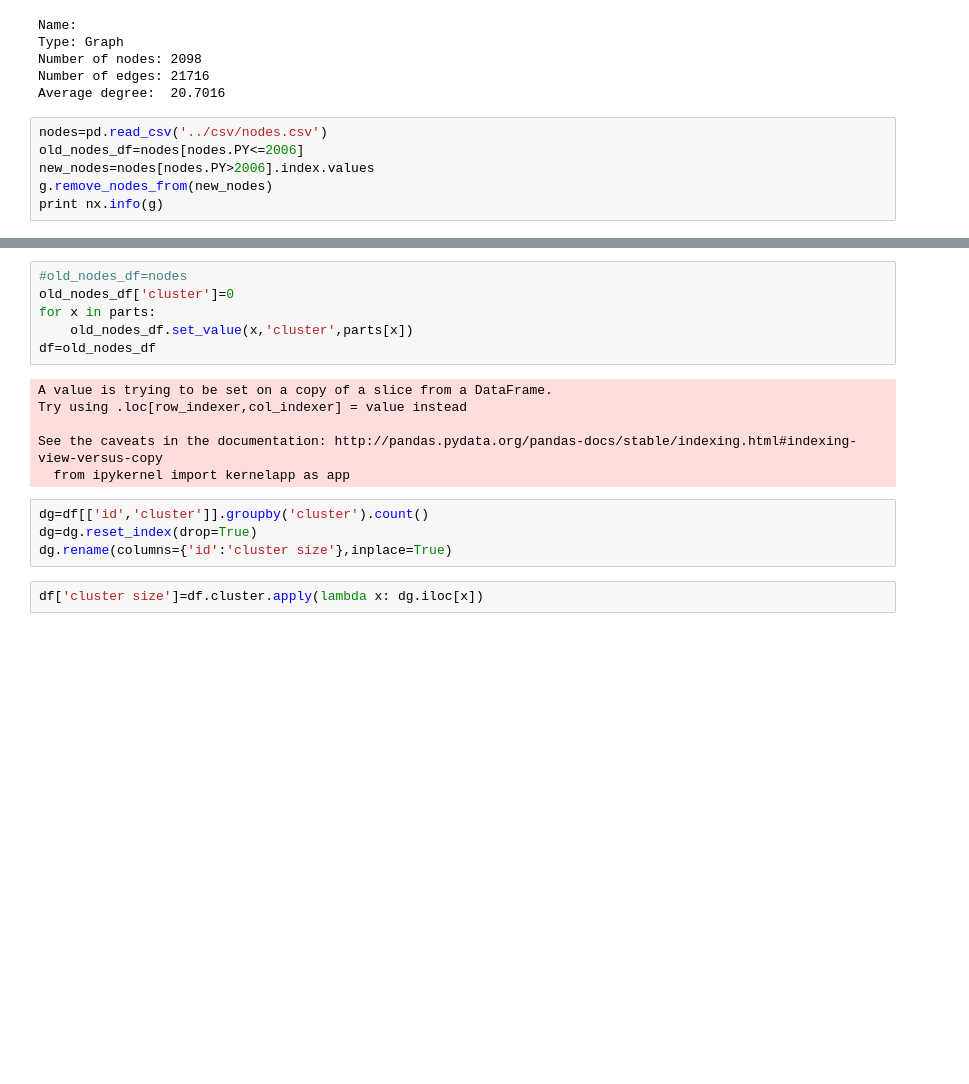
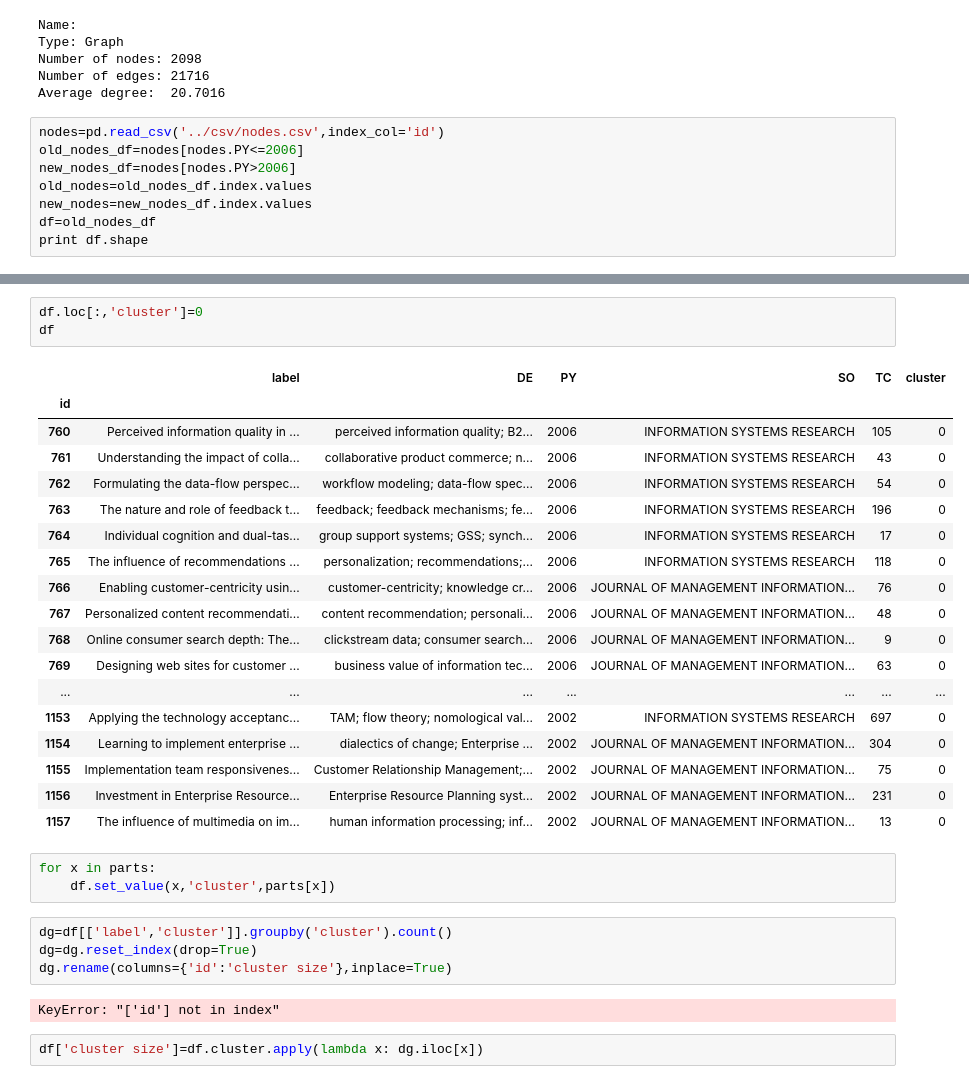
Before and after one commit to Moqri/KnowledgeMap, a Jupyter notebook: analysis/clustering.ipynb, the cells around one changed output, grey strips where cells are left out. Drawn from its saved outputs; the diff is of its cells as text; blank space fills up the shorter version.

```diff
--- a/analysis/clustering.ipynb
+++ b/analysis/clustering.ipynb
@@ -19,9 +19,11 @@ Number of nodes: 2098
 Number of edges: 21716
 Average degree:  20.7016
 # %%
-nodes=pd.read_csv('../csv/nodes.csv')
+nodes=pd.read_csv('../csv/nodes.csv',index_col='id')
 old_nodes_df=nodes[nodes.PY<=2006]
-new_nodes=nodes[nodes.PY>2006].index.values
-g.remove_nodes_from(new_nodes)
-print nx.info(g)
+new_nodes_df=nodes[nodes.PY>2006]
+old_nodes=old_nodes_df.index.values
+new_nodes=new_nodes_df.index.values
+df=old_nodes_df
+print df.shape
 # %% [output]
@@ -57,19 +64,34 @@ Average degree:  11.5177
+# %%
+df.loc[:,'cluster']=0
+df
+# %% [output]
+|  | label | DE | PY | SO | TC | cluster |
+| id |  |  |  |  |  |  |
+| 760 | Perceived information quality in ... | perceived information quality; B2... | 2006 | INFORMATION SYSTEMS RESEARCH | 105 | 0 |
+| 761 | Understanding the impact of colla... | collaborative product commerce; n... | 2006 | INFORMATION SYSTEMS RESEARCH | 43 | 0 |
+| 762 | Formulating the data-flow perspec... | workflow modeling; data-flow spec... | 2006 | INFORMATION SYSTEMS RESEARCH | 54 | 0 |
+| 763 | The nature and role of feedback t... | feedback; feedback mechanisms; fe... | 2006 | INFORMATION SYSTEMS RESEARCH | 196 | 0 |
+| 764 | Individual cognition and dual-tas... | group support systems; GSS; synch... | 2006 | INFORMATION SYSTEMS RESEARCH | 17 | 0 |
+| 765 | The influence of recommendations ... | personalization; recommendations;... | 2006 | INFORMATION SYSTEMS RESEARCH | 118 | 0 |
+| 766 | Enabling customer-centricity usin... | customer-centricity; knowledge cr... | 2006 | JOURNAL OF MANAGEMENT INFORMATION... | 76 | 0 |
+| 767 | Personalized content recommendati... | content recommendation; personali... | 2006 | JOURNAL OF MANAGEMENT INFORMATION... | 48 | 0 |
+| 768 | Online consumer search depth: The... | clickstream data; consumer search... | 2006 | JOURNAL OF MANAGEMENT INFORMATION... | 9 | 0 |
+| 769 | Designing web sites for customer ... | business value of information tec... | 2006 | JOURNAL OF MANAGEMENT INFORMATION... | 63 | 0 |
+| ... | ... | ... | ... | ... | ... | ... |
+| 1153 | Applying the technology acceptanc... | TAM; flow theory; nomological val... | 2002 | INFORMATION SYSTEMS RESEARCH | 697 | 0 |
+| 1154 | Learning to implement enterprise ... | dialectics of change; Enterprise ... | 2002 | JOURNAL OF MANAGEMENT INFORMATION... | 304 | 0 |
+| 1155 | Implementation team responsivenes... | Customer Relationship Management;... | 2002 | JOURNAL OF MANAGEMENT INFORMATION... | 75 | 0 |
+| 1156 | Investment in Enterprise Resource... | Enterprise Resource Planning syst... | 2002 | JOURNAL OF MANAGEMENT INFORMATION... | 231 | 0 |
+| 1157 | The influence of multimedia on im... | human information processing; inf... | 2002 | JOURNAL OF MANAGEMENT INFORMATION... | 13 | 0 |
 # %%
-#old_nodes_df=nodes
-old_nodes_df['cluster']=0
 for x in parts:
-    old_nodes_df.set_value(x,'cluster',parts[x])
-df=old_nodes_df
+    df.set_value(x,'cluster',parts[x])
-# %% [output]
-A value is trying to be set on a copy of a slice from a DataFrame.
-Try using .loc[row_indexer,col_indexer] = value instead
-
-See the caveats in the documentation: http://pandas.pydata.org/pandas-docs/stable/indexing.html#indexing-view-versus-copy
-  from ipykernel import kernelapp as app
 # %%
-dg=df[['id','cluster']].groupby('cluster').count()
+dg=df[['label','cluster']].groupby('cluster').count()
 dg=dg.reset_index(drop=True)
 dg.rename(columns={'id':'cluster size'},inplace=True)
+# %% [output]
+KeyError: "['id'] not in index"
 # %%
 df['cluster size']=df.cluster.apply(lambda x: dg.iloc[x])
 # %% [output]
```
Also changed, not shown: parts of 6 cells of this notebook.
